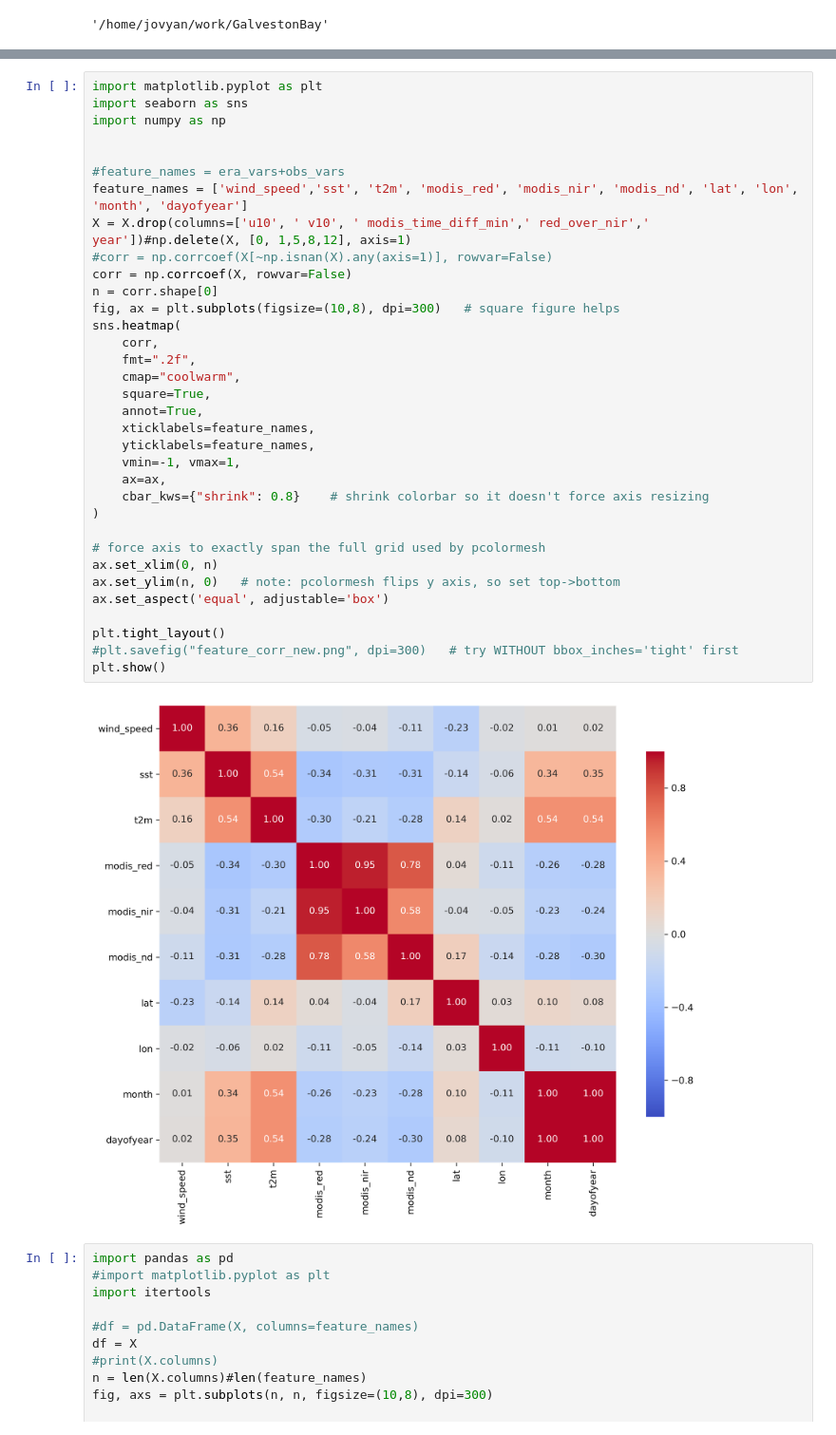
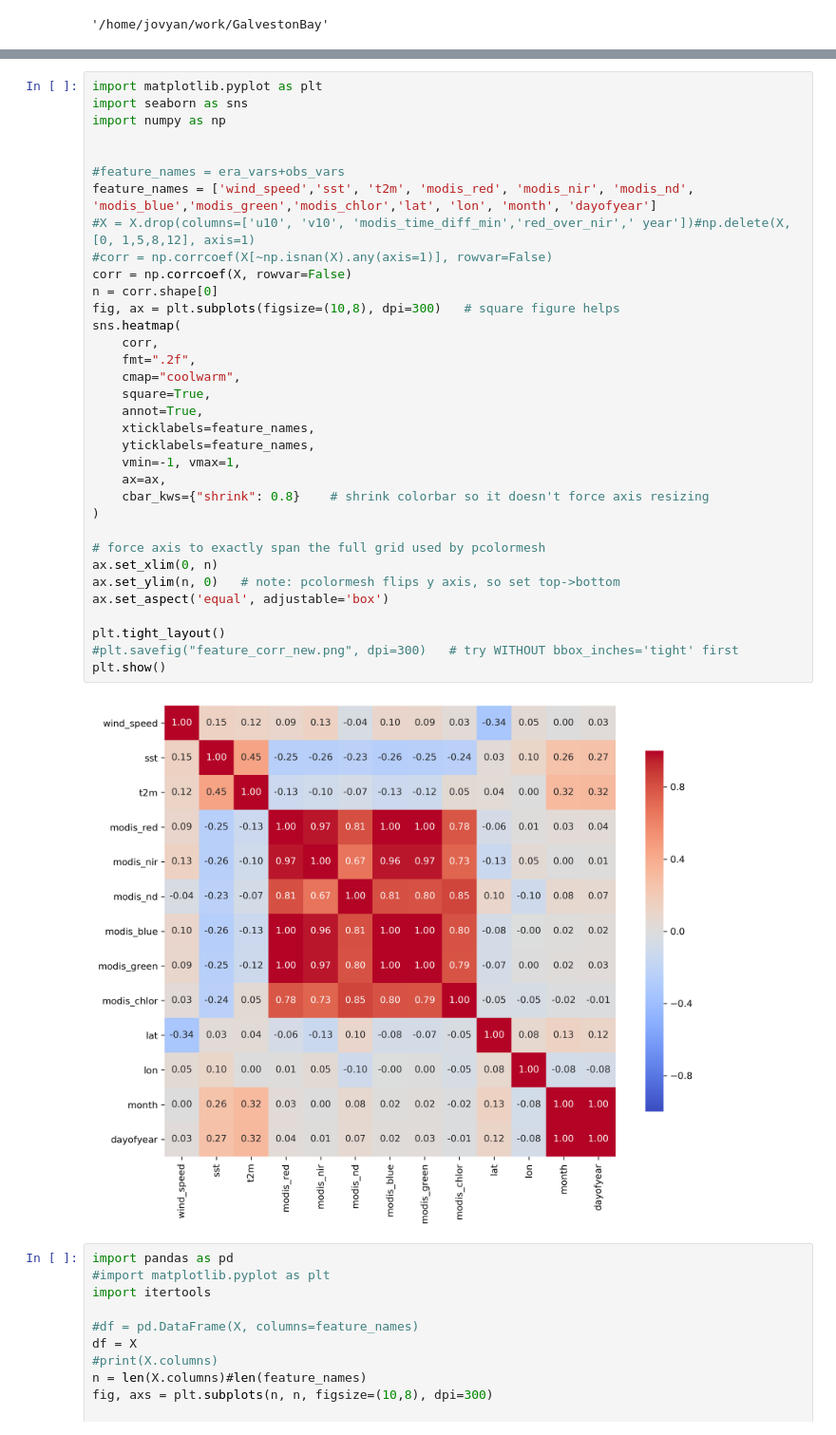
Before and after one commit to inmang13/ESDA_FinalProj_GalvestonBay, a Jupyter notebook: preprocess.ipynb, the cells around one changed output, grey strips where cells are left out. Shown at 95% size. Saved outputs shown, nothing was run; the diff lists cells and outputs as text.

Commit message:
added blue, green, chlor modis features

```diff
--- a/preprocess.ipynb
+++ b/preprocess.ipynb
@@ -704,36 +743,36 @@ import seaborn as sns
 import numpy as np
 
 
 #feature_names = era_vars+obs_vars
-feature_names = ['wind_speed','sst', 't2m', 'modis_red', 'modis_nir', 'modis_nd', 'lat', 'lon', 'month', 'dayofyear']
-X = X.drop(columns=['u10', ' v10', ' modis_time_diff_min',' red_over_nir',' year'])#np.delete(X, [0, 1,5,8,12], axis=1)
+feature_names = ['wind_speed','sst', 't2m', 'modis_red', 'modis_nir', 'modis_nd', 'modis_blue','modis_green','modis_chlor','lat', 'lon', 'month', 'dayofyear']
+#X = X.drop(columns=['u10', 'v10', 'modis_time_diff_min','red_over_nir',' year'])#np.delete(X, [0, 1,5,8,12], axis=1)
 #corr = np.corrcoef(X[~np.isnan(X).any(axis=1)], rowvar=False)
 corr = np.corrcoef(X, rowvar=False)
 n = corr.shape[0]
 fig, ax = plt.subplots(figsize=(10,8), dpi=300)   # square figure helps
 sns.heatmap(
     corr,
     fmt=".2f",
     cmap="coolwarm",
     square=True,
     annot=True,
     xticklabels=feature_names,
     yticklabels=feature_names,
     vmin=-1, vmax=1,
     ax=ax,
     cbar_kws={"shrink": 0.8}    # shrink colorbar so it doesn't force axis resizing
 )
 
 # force axis to exactly span the full grid used by pcolormesh
 ax.set_xlim(0, n)
 ax.set_ylim(n, 0)   # note: pcolormesh flips y axis, so set top->bottom
 ax.set_aspect('equal', adjustable='box')
 
 plt.tight_layout()
 #plt.savefig("feature_corr_new.png", dpi=300)   # try WITHOUT bbox_inches='tight' first
 plt.show()
 # %% [output]
-[figure, old version]
+[figure, new version]
 # %%
 import pandas as pd
 #import matplotlib.pyplot as plt
```
Also changed, not shown: parts of 14 cells of this notebook.
